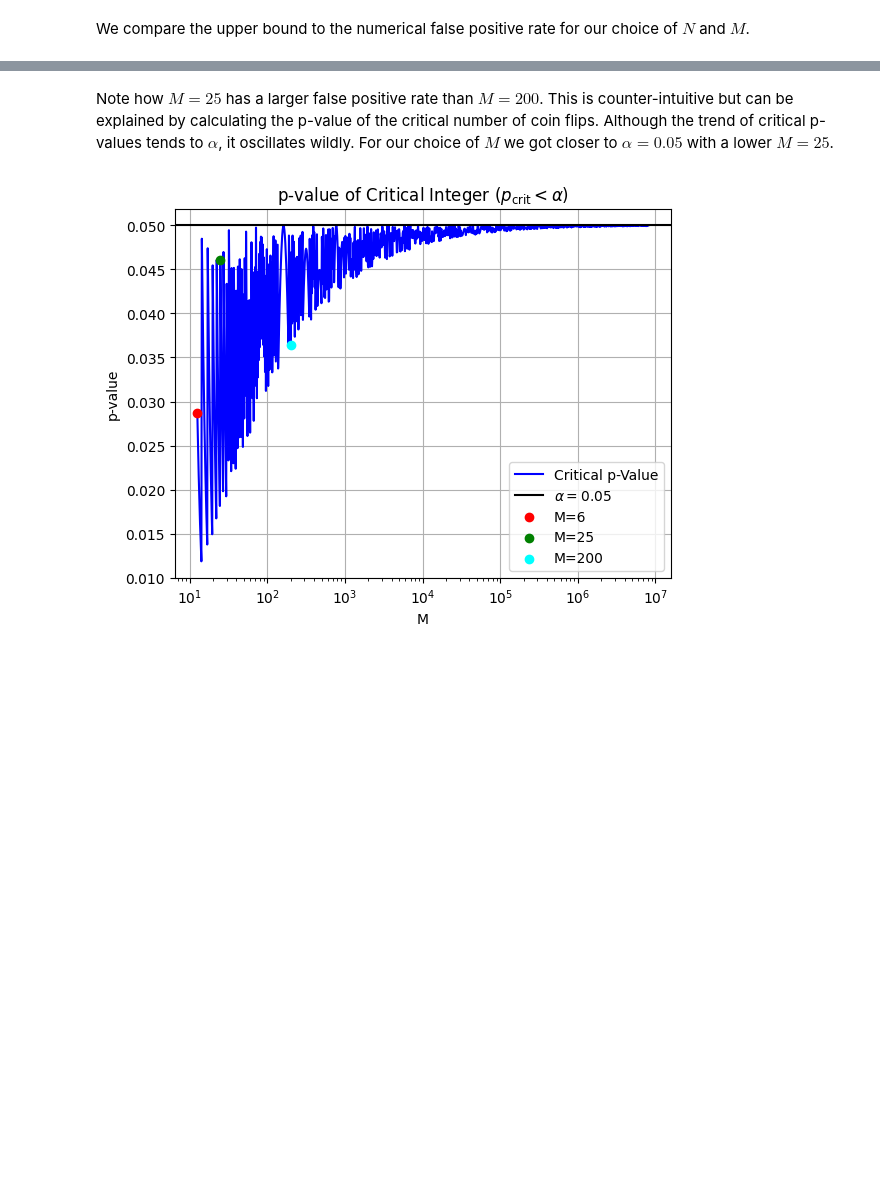
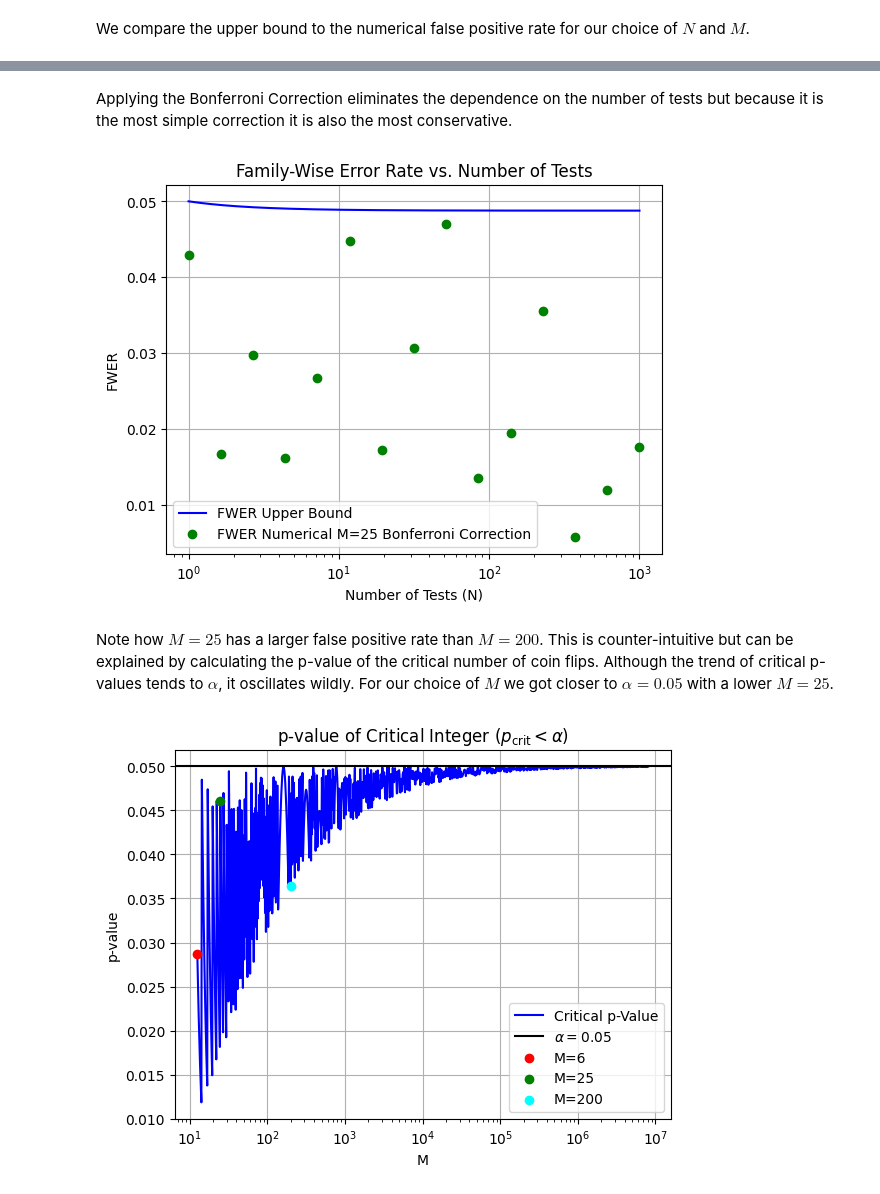
Before and after one commit to evanfrang/mult_testing, a Jupyter notebook: mult_test.ipynb, the cells around one changed output, grey strips where cells are left out. Saved outputs shown, nothing was run; the diff lists cells and outputs as text; code cells hidden in the pictures; blank space fills up the shorter version.

```diff
--- a/mult_test.ipynb
+++ b/mult_test.ipynb
@@ -51,3 +53,5 @@ numer_fwer_high = [asymp(int(i), 10000, high_M, 0.05) for i in numer_tests]
+# %%
+numer_fwer_bonferroni = [asymp(int(i), 10000, med_M, 0.05/i) for i in numer_tests]
 # %% [markdown]
 We compare the upper bound to the numerical false positive rate for our choice of $N$ and $M$.
 # %%
@@ -70,3 +74,19 @@ plt.show()
+# %% [markdown]
+Applying the Bonferroni Correction eliminates the dependence on the number of tests but because it is the most simple correction it is also the most conservative.
+# %%
+ubound_fwer_bonferroni = 1 - (1 - 0.05/ubound_tests)**ubound_tests
+
+plt.plot(ubound_tests, ubound_fwer_bonferroni, label='FWER Upper Bound', color='blue')
+plt.plot(numer_tests, numer_fwer_bonferroni, 'go',label=f'FWER Numerical M={med_M} Bonferroni Correction')
+plt.xlabel('Number of Tests (N)')
+plt.ylabel('FWER')
+plt.xscale('log')
+plt.title('Family-Wise Error Rate vs. Number of Tests')
+plt.legend()
+plt.grid()
+plt.show()
+# %% [output]
+[figure, added]
 # %% [markdown]
 Note how $M = 25$ has a larger false positive rate than $M = 200$. This is counter-intuitive but can be explained by calculating the p-value of the critical number of coin flips. Although the trend of critical p-values tends to $\alpha$, it oscillates wildly. For our choice of $M$ we got closer to $\alpha = 0.05$ with a lower $M = 25$.
 # %%
```
Also changed, not shown: parts of 3 cells of this notebook.
